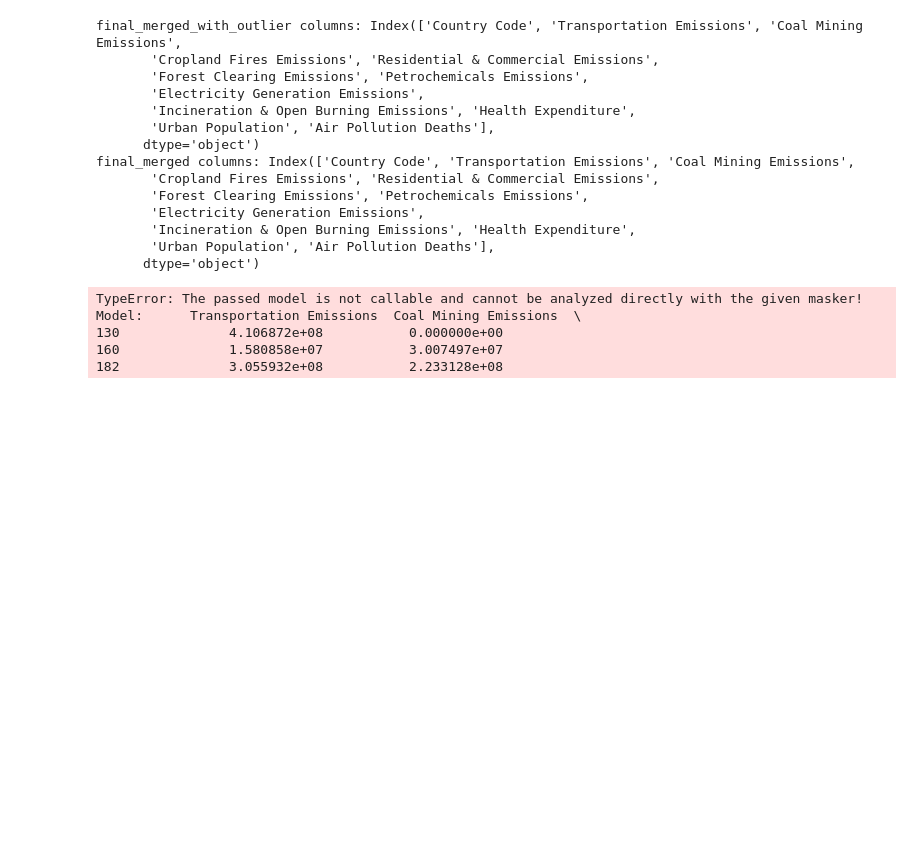
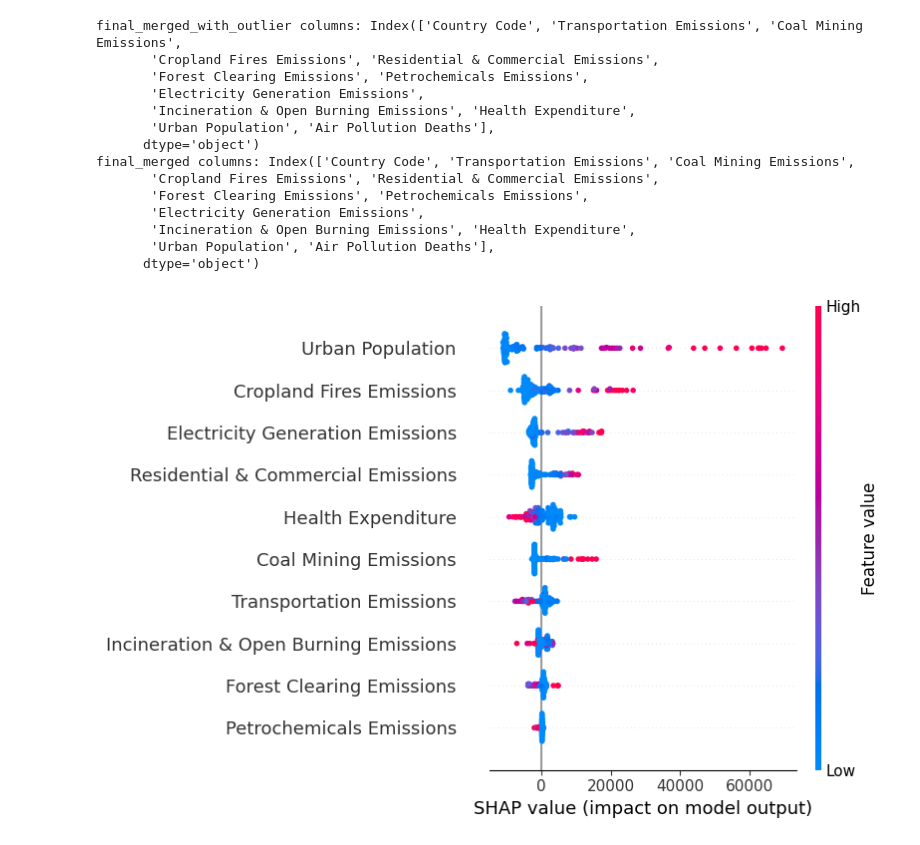
Before and after one commit to ezbananacat/Machine_Learning_Practice, a Jupyter notebook: coding_test_final.ipynb, the cells around one changed output. Drawn from its saved outputs; the diff is of its cells as text; code cells hidden in the pictures; blank space fills up the shorter version.

```diff
--- a/coding_test_final.ipynb
+++ b/coding_test_final.ipynb
@@ -340,7 +346,14 @@ def generate_html_file():
         height=600,
         width=1000
     )
-    choropleth_map.update_layout(geo=dict(showframe=False))
+    choropleth_map.update_coloraxes(colorbar=dict(
+    x=1.1,   # Adjust this value as needed for horizontal positioning
+    y=0.5,    # Centers the colorbar vertically
+    len=0.65,  # Optional: Adjusts the length (height) of the colorbar
+    # thickness=15  # Optional: Adjusts the width (thickness) of the colorbar
+
+    ))
+    choropleth_map.update_layout(geo=dict(showframe=False), margin=dict(r=100))
     choropleth_map = choropleth_map.to_html(full_html=False)
 
     with open("coding_test_output.html", "w", encoding="utf-8") as f:
@@ -458,38 +471,35 @@ def generate_html_file():
         for i, scatter in enumerate(scatter_html_blocks):
             plot_no_outliers_id = f"plot_no_outliers_{i}"
             f.write(f"""
                 <div id="{plot_no_outliers_id}" class="scatterplot" style="display: none;">
                     {scatter}
                 </div>
             """)
 
 
 
 
 
         f.write(f"""
                     </div>
                 </div>
             <hr>
             <div class='adjusted-score'>
                 <h2>Adjusted R<sup>2</sup> Score</h2>
             </div>
                 <p>Train data: <strong>{rounded_train_r2}</strong></p>
                 <p id='test-data'>Test data: <strong>{rounded_test_r2}</strong></p>
             <hr>
             <h2>SHAP Beeswarm Plot</h2>
-            {generate_beeswarm_plot(X_train, model)}
+            {generate_beeswarm_plot(X_train_scaled_df, model)}
             </body>
 
         </html>
         """)
 
 generate_html_file()
 # %% [output]
-TypeError: The passed model is not callable and cannot be analyzed directly with the given masker! Model:      Transportation Emissions  Coal Mining Emissions  \
-130              4.106872e+08           0.000000e+00
-160              1.580858e+07           3.007497e+07
-182              3.055932e+08           2.233128e+08
+[figure, added]
 # %%
 # Hyperparameter Optimization
 
```
Also changed, not shown: parts of 6 cells of this notebook.
